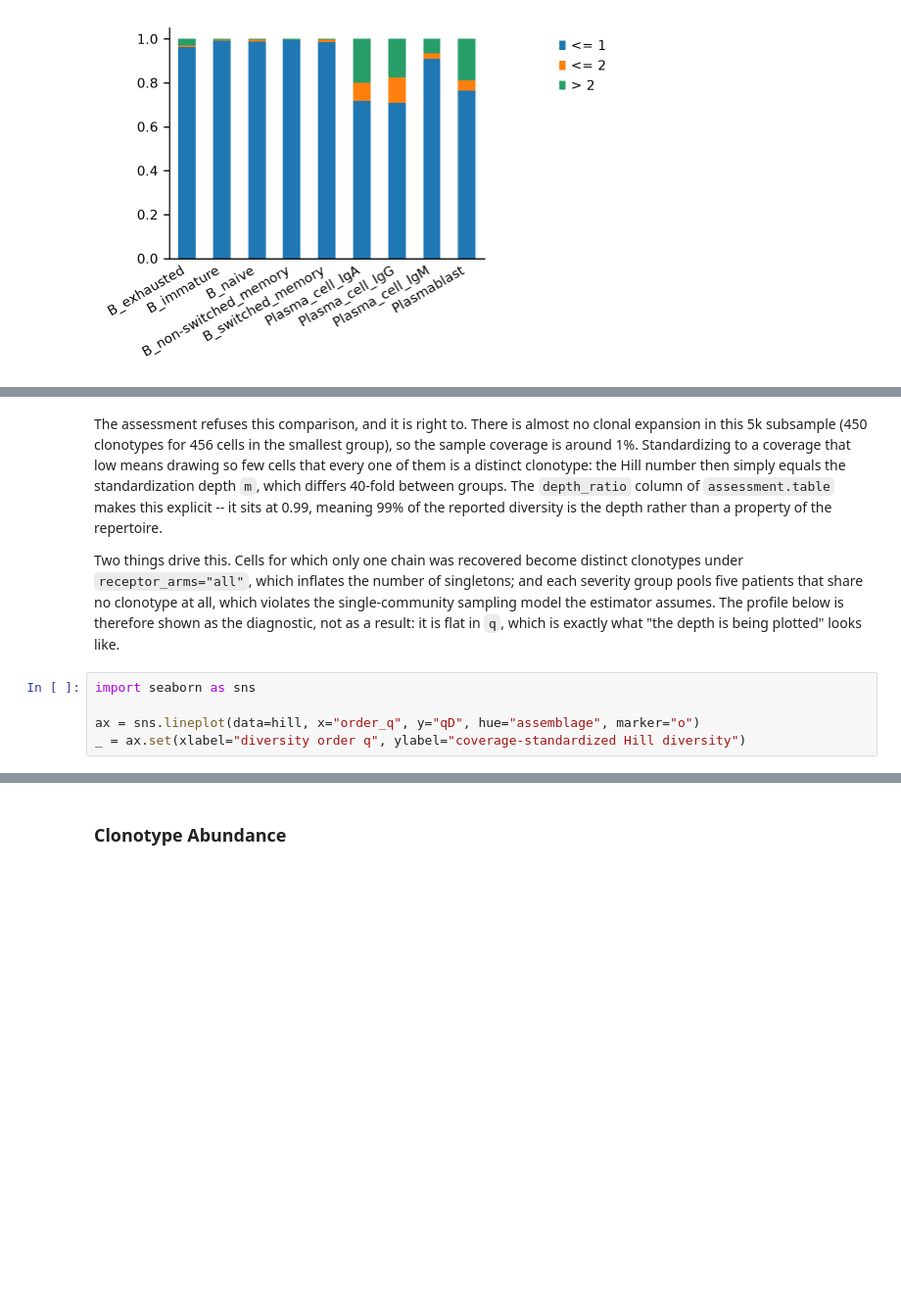
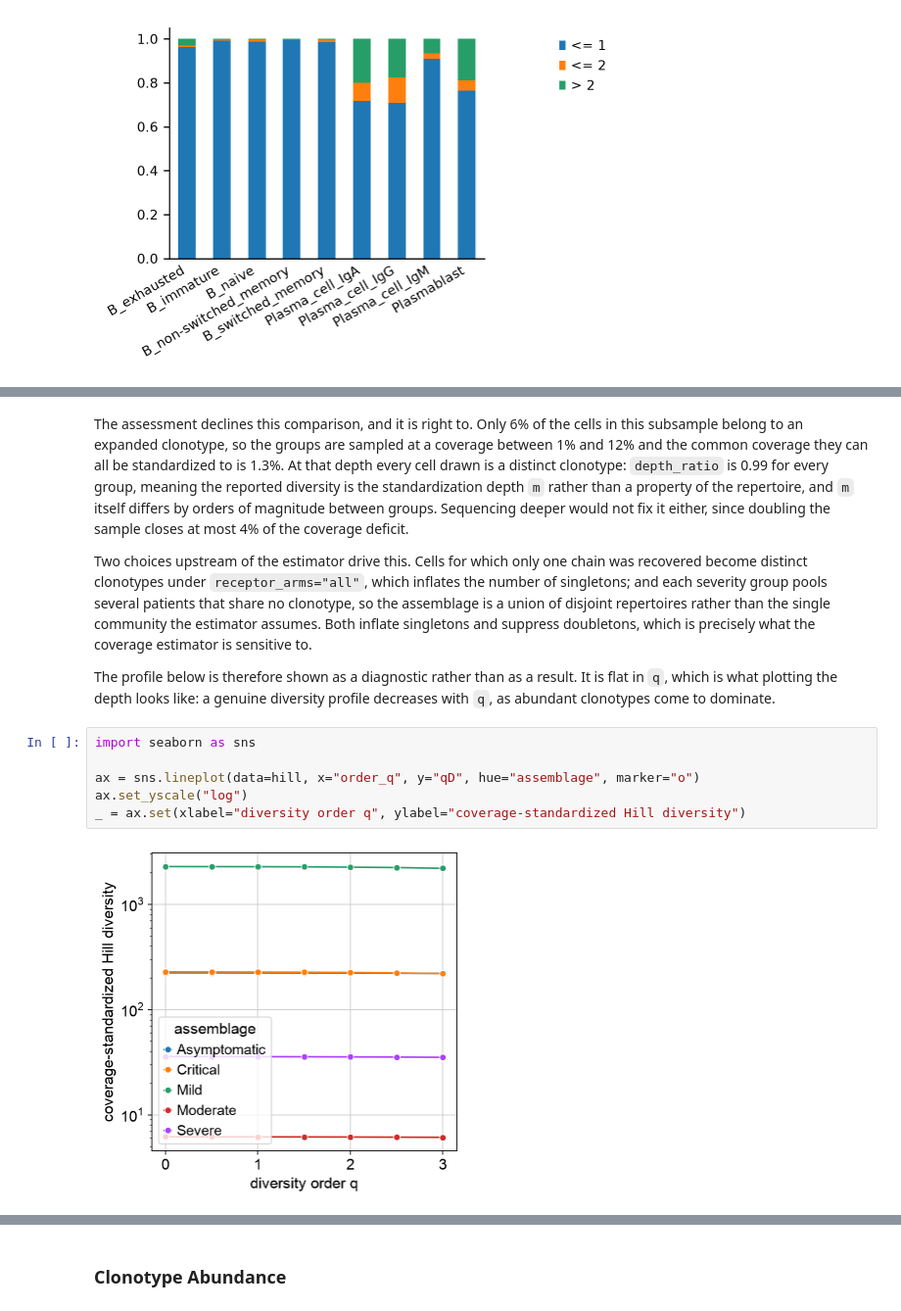
Before and after one commit to KilianMaire/scirpy, a Jupyter notebook: docs/tutorials/tutorial_5k_bcr.ipynb, the cells around one changed output, grey strips where cells are left out. Shown at 98% size. Drawn from its saved outputs; the diff is of its cells as text; blank space fills up the shorter version.

Commit message:
Regenerate the tutorial outputs for the diversity section

```diff
--- a/docs/tutorials/tutorial_5k_bcr.ipynb
+++ b/docs/tutorials/tutorial_5k_bcr.ipynb
@@ -274,10 +294,15 @@ print(assessment.summary())
 # %% [markdown]
-The assessment refuses this comparison, and it is right to. There is almost no clonal expansion in this 5k subsample (450 clonotypes for 456 cells in the smallest group), so the sample coverage is around 1%. Standardizing to a coverage that low means drawing so few cells that every one of them is a distinct clonotype: the Hill number then simply equals the standardization depth `m`, which differs 40-fold between groups. The `depth_ratio` column of `assessment.table` makes this explicit -- it sits at 0.99, meaning 99% of the reported diversity is the depth rather than a property of the repertoire.
+The assessment declines this comparison, and it is right to. Only 6% of the cells in this subsample belong to an expanded clonotype, so the groups are sampled at a coverage between 1% and 12% and the common coverage they can all be standardized to is 1.3%. At that depth every cell drawn is a distinct clonotype: `depth_ratio` is 0.99 for every group, meaning the reported diversity is the standardization depth `m` rather than a property of the repertoire, and `m` itself differs by orders of magnitude between groups. Sequencing deeper would not fix it either, since doubling the sample closes at most 4% of the coverage deficit.
 
-Two things drive this. Cells for which only one chain was recovered become distinct clonotypes under `receptor_arms="all"`, which inflates the number of singletons; and each severity group pools five patients that share no clonotype at all, which violates the single-community sampling model the estimator assumes. The profile below is therefore shown as the diagnostic, not as a result: it is flat in `q`, which is exactly what "the depth is being plotted" looks like.
+Two choices upstream of the estimator drive this. Cells for which only one chain was recovered become distinct clonotypes under `receptor_arms="all"`, which inflates the number of singletons; and each severity group pools several patients that share no clonotype, so the assemblage is a union of disjoint repertoires rather than the single community the estimator assumes. Both inflate singletons and suppress doubletons, which is precisely what the coverage estimator is sensitive to.
+
+The profile below is therefore shown as a diagnostic rather than as a result. It is flat in `q`, which is what plotting the depth looks like: a genuine diversity profile decreases with `q`, as abundant clonotypes come to dominate.
 # %%
 import seaborn as sns
 
 ax = sns.lineplot(data=hill, x="order_q", y="qD", hue="assemblage", marker="o")
+ax.set_yscale("log")
 _ = ax.set(xlabel="diversity order q", ylabel="coverage-standardized Hill diversity")
+# %% [output]
+[figure, added]
 # %% [markdown]
```
Also changed, not shown: parts of 4 cells of this notebook.
